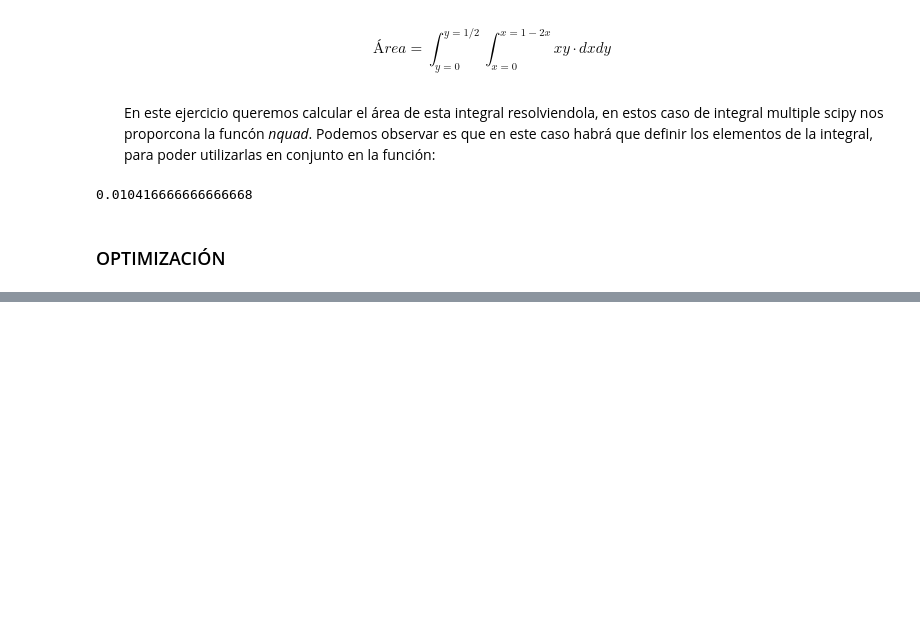
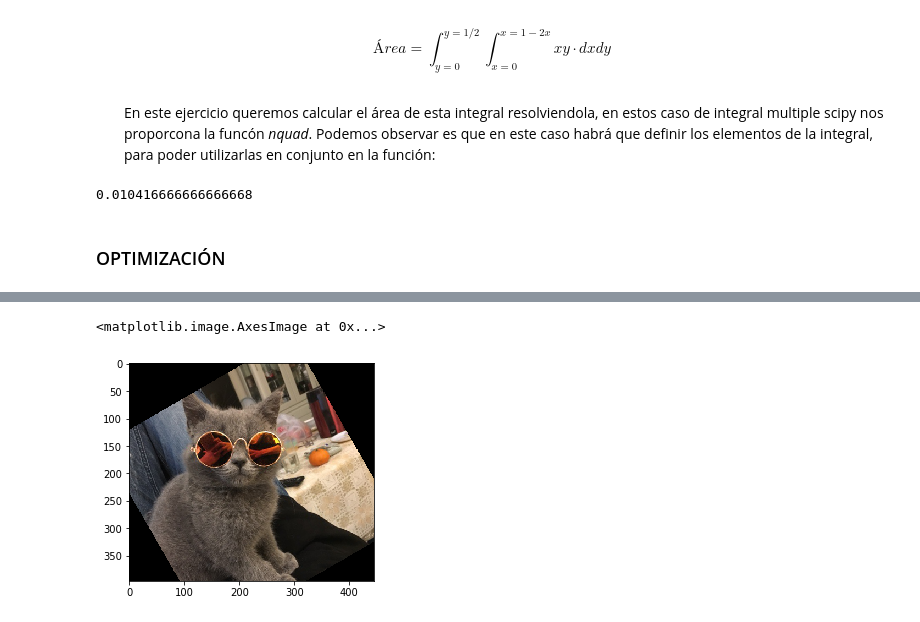
Before and after one commit to Yalin-criptomoneda/Excursion, a Jupyter notebook: Numpy.ipynb, the cells around one changed output, grey strips where cells are left out. Saved outputs shown, nothing was run; the diff lists cells and outputs as text; code cells hidden in the pictures; blank space fills up the shorter version.

```diff
--- a/Numpy.ipynb
+++ b/Numpy.ipynb
@@ -548,0 +689,5 @@ def objetivo(x):
+# %%
+plt.imshow(recortar2)
+# %% [output]
+<matplotlib.image.AxesImage at 0x...>
+[figure, added]
```
Also changed, not shown: parts of 45 cells of this notebook.
